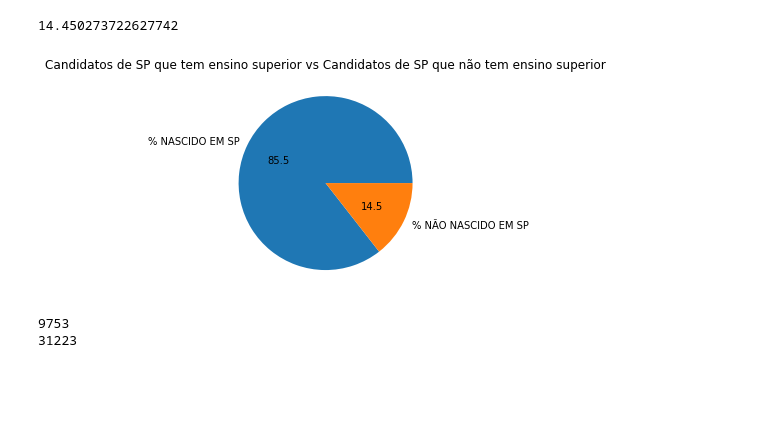
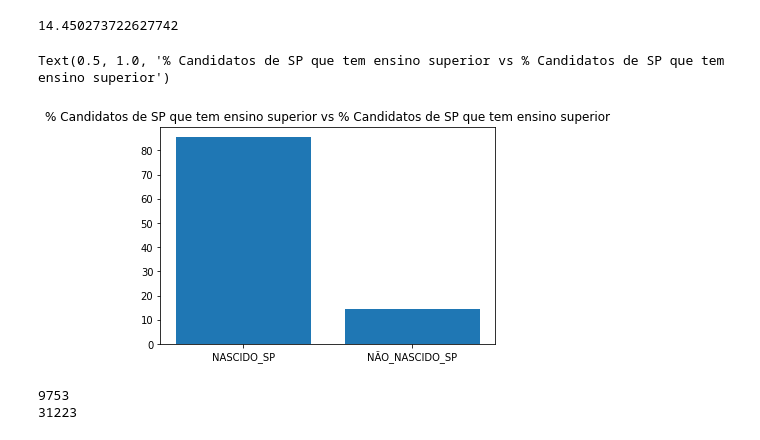
Before and after one commit to RodrigoMarcelin/Candidatos_com_ensino_superior_SP-, a Jupyter notebook: Candidatos_com_ensino_superior_SP .ipynb, the cells around one changed output. Saved outputs shown, nothing was run; the diff lists cells and outputs as text; code cells hidden in the pictures; blank space fills up the shorter version.

Commit message:
transformando pizza em barras

```diff
--- a/Candidatos_com_ensino_superior_SP .ipynb
+++ b/Candidatos_com_ensino_superior_SP .ipynb
@@ -71,14 +69,12 @@ nao_nascidos_sp_ensino_superior_completo
 # %% [output]
 14.450273722627742
 # %%
-geral_ensino_superior = [nascidos_sp_ensino_superior_completo, nao_nascidos_sp_ensino_superior_completo]
-label_geral_ensino_superior = ['% NASCIDO EM SP', '% NÃO NASCIDO EM SP']
-plt.axis('equal')
-plt.pie(geral_ensino_superior, labels=label_geral_ensino_superior, autopct='%.1f')
-plt.title('Candidatos de SP que tem ensino superior vs Candidatos de SP que não tem ensino superior')
-plt.show()
+barras = {'NASCIDO_SP':nascidos_sp_ensino_superior_completo, 'NÃO_NASCIDO_SP':nao_nascidos_sp_ensino_superior_completo}
+plt.bar(barras.keys(), barras.values())
+plt.title('% Candidatos de SP que tem ensino superior vs % Candidatos de SP que tem ensino superior')
 # %% [output]
+Text(0.5, 1.0, '% Candidatos de SP que tem ensino superior vs % Candidatos de SP que tem ensino superior')
-[figure, old version]
+[figure, new version]
 # %%
 fem_ensino_completo = (df.loc[(df["DS_GRAU_INSTRUCAO"]=="SUPERIOR COMPLETO") & (df["DS_GENERO"]=="FEMININO")]).DS_GENERO.count()
 # %%
```
Also changed, not shown: parts of 3 cells of this notebook.
